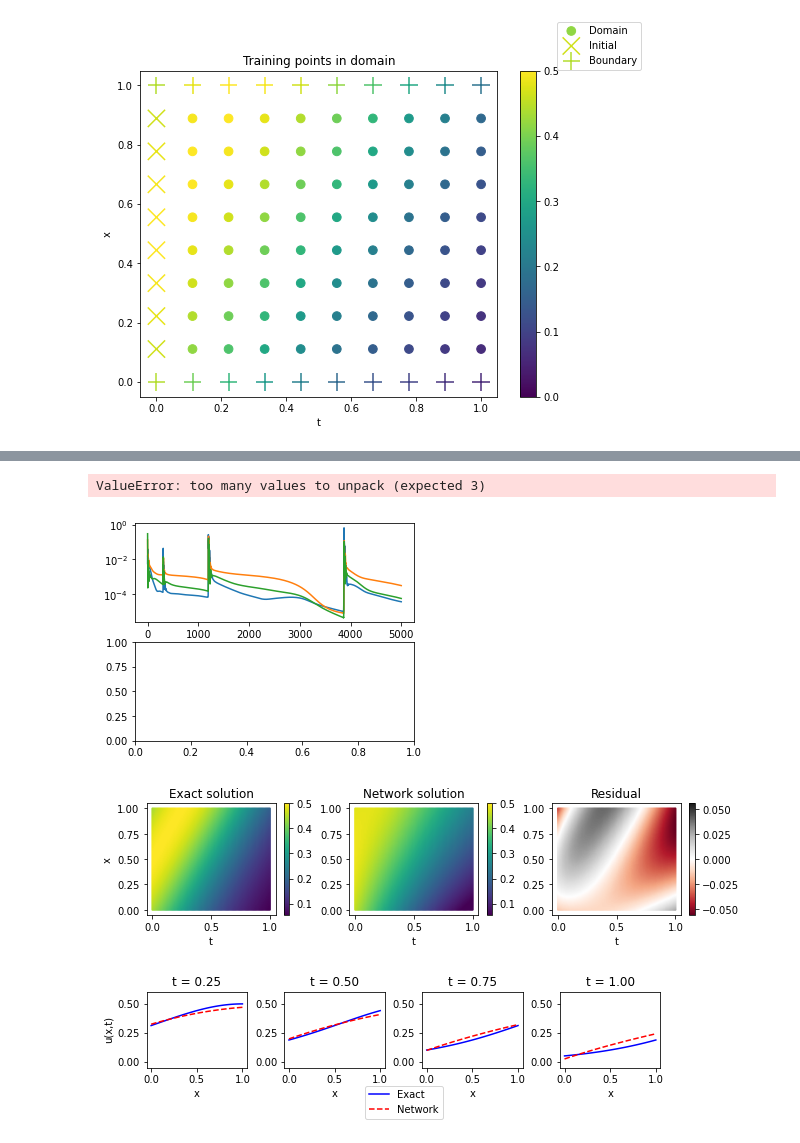
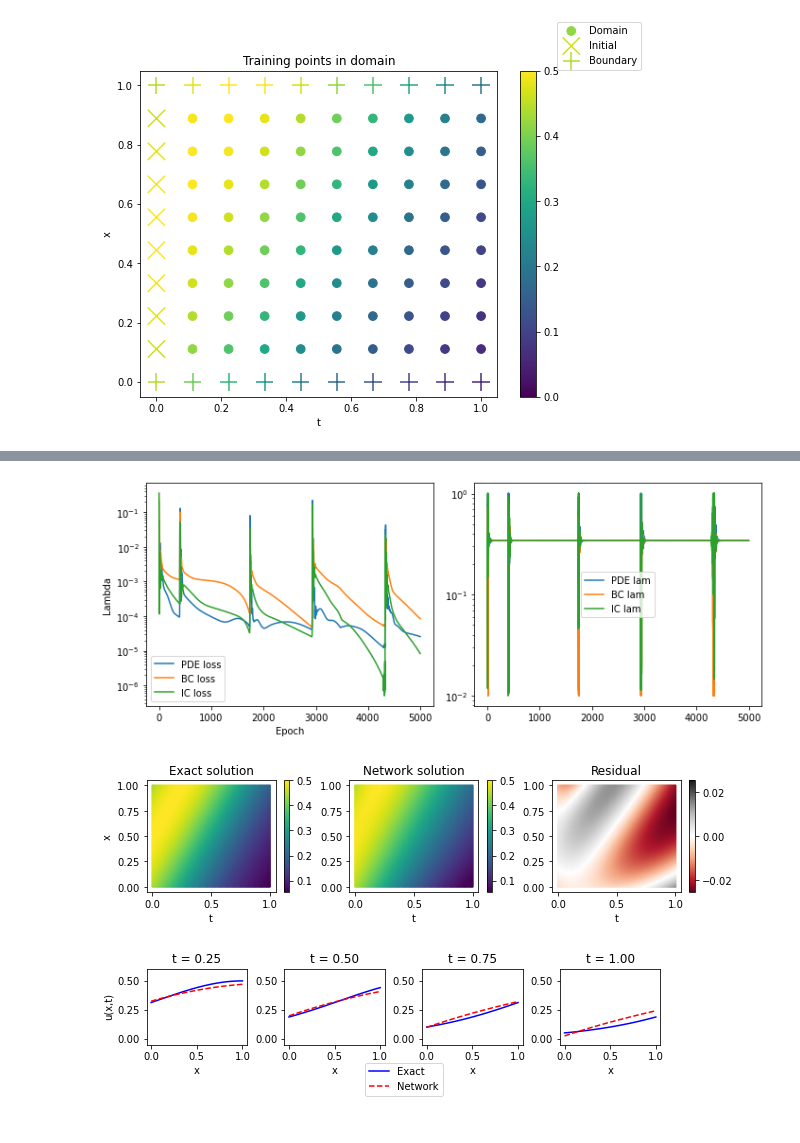
Before and after one commit to runehoejlund/deep-learning-pinn, a Jupyter notebook: PINN-IVP-PDE-NL.ipynb, the cells around one changed output, grey strips where cells are left out. Drawn from its saved outputs; the diff is of its cells as text; code cells hidden in the pictures.

```diff
--- a/PINN-IVP-PDE-NL.ipynb
+++ b/PINN-IVP-PDE-NL.ipynb
@@ -120,7 +120,8 @@ class Net(nn.Module):
         current_loss_BC = self.loss_BC(x_b, t_b, u_b)
         current_loss_IC = self.loss_IC(x_i, t_i, u_i)
         current_loss = torch.tensor([current_loss_PDE, current_loss_BC, current_loss_IC], requires_grad=True)
-        self.lam = torch.softmax(current_loss/self.previous_loss, 0).detach()
+        ratio = current_loss/self.previous_loss
+        self.lam = torch.softmax(ratio - max(ratio), 0).detach() + 0.01
         self.previous_loss = current_loss
         return self.lam[0]*current_loss_PDE + self.lam[1]*current_loss_BC + self.lam[2]*current_loss_IC
 
@@ -131,7 +132,7 @@ class Net(nn.Module):
         loss.backward(retain_graph=True)
         self.optimizer.step()
         self.eval()
-        return self.previous_loss.detach(), lam
+        return self.previous_loss.detach(), self.lam
 # %%
 loss = []
 loss_data = []
@@ -167,24 +168,25 @@ Epoch: 4800. log Data loss: -7.68. log training loss: -7.51
 # %%
-fig, ax = plt.subplots(2, 1, figsize=(5,4))
+fig, ax = plt.subplots(1, 2, figsize=(10,4))
 ax[0].semilogy([pde for pde, bc, ic in loss], label='PDE loss')
 ax[0].semilogy([bc for pde, bc, ic in loss], label='BC loss')
 ax[0].semilogy([ic for pde, bc, ic in loss], label='IC loss')
 
 ax[1].semilogy([pde for pde, bc, ic in lam], label='PDE lam')
 ax[1].semilogy([bc for pde, bc, ic in lam], label='BC lam')
 ax[1].semilogy([ic for pde, bc, ic in lam], label='IC lam')
 #ax.semilogy(loss_data, label='Evaluation loss')
 ax[0].legend()
 ax[1].legend()
 ax[0].set_ylabel('MSE')
 ax[0].set_xlabel('Epoch')
 ax[0].set_ylabel('Lambda')
 ax[0].set_xlabel('Epoch')
+#ax[1].set_xlim([3180,3220])
+#ax[1].set_ylim([1e-10,1])
 fig.tight_layout()
 fig.savefig('./figs/IVP_PDE_NL_loss_with_lambda.png', dpi=600)
 # %% [output]
-ValueError: too many values to unpack (expected 3)
-[figure, old version]
+[figure, new version]
 # %%
 ## Evaluate network
 fig, axs = plt.subplots(1,3,figsize=(9,2.5))
@@ -212,7 +214,7 @@ axs[2].set_xlabel('t')
 fig.tight_layout()
 fig.savefig('./figs/IVP_PDE_NL_eval_2D_with_lambda', dpi=600)
 # %% [output]
-[figure, old version]
+[figure, new version]
 # %%
 xi, ti = torch.meshgrid(torch.linspace(0,1,101, requires_grad=True), torch.tensor([0.25, 0.5, 0.75, 1]))
 #xi, ti = xi.reshape(4, -1), ti.reshape(4, -1)
```
Also changed, not shown: parts of 1 cell of this notebook, 2 other files.
